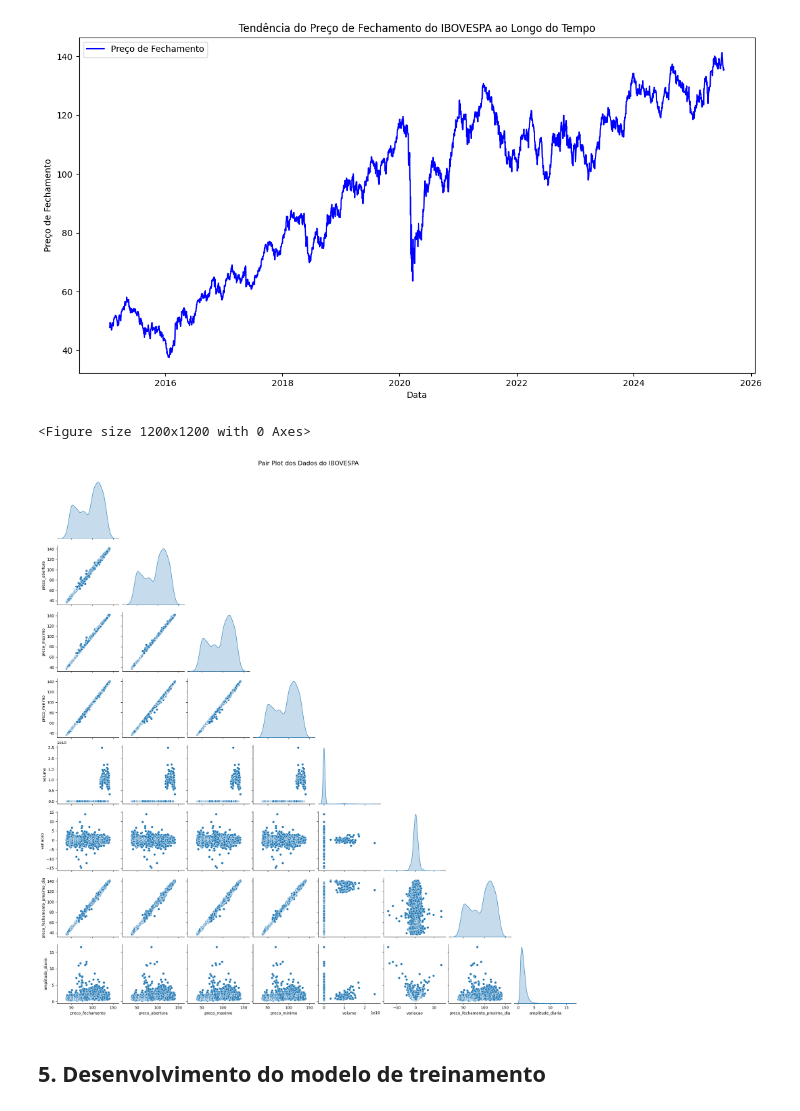
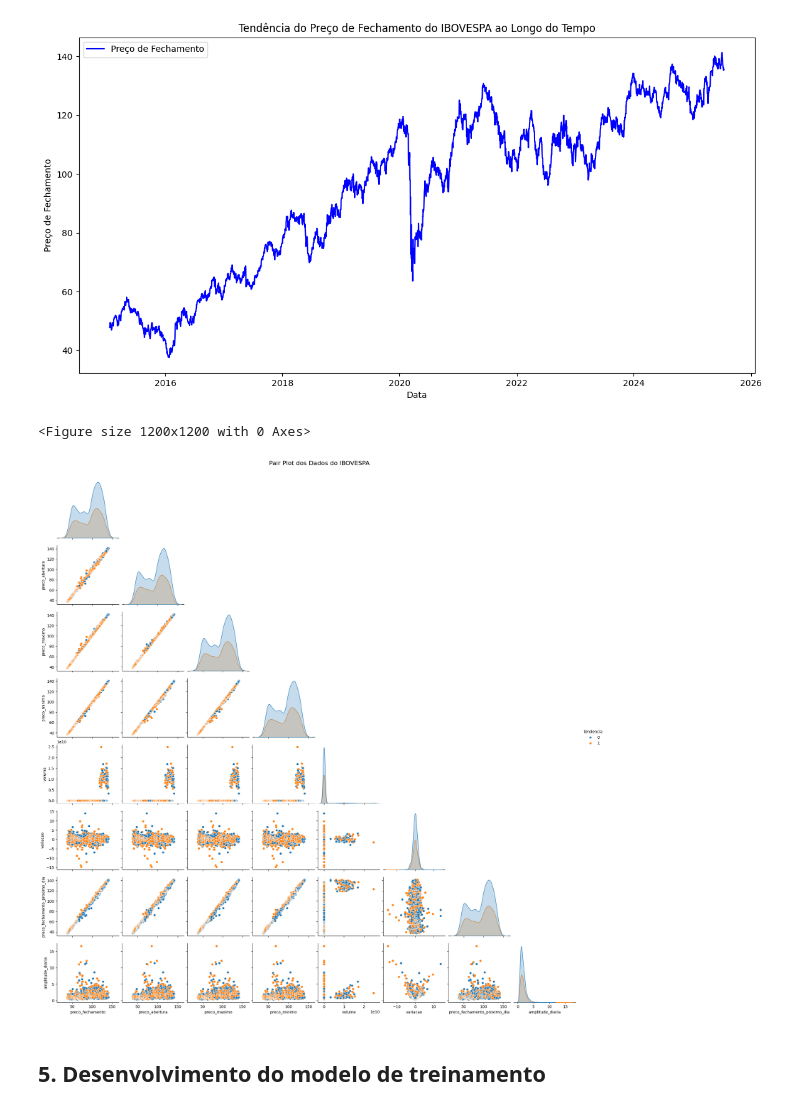
Before and after one commit to LohSilva/projeto_ibovespa, a Jupyter notebook: codigo/ibovespa.ipynb, the cells around one changed output. Saved outputs shown, nothing was run; the diff lists cells and outputs as text; code cells hidden in the pictures.

```diff
--- a/codigo/ibovespa.ipynb
+++ b/codigo/ibovespa.ipynb
@@ -520,12 +499,12 @@ plt.show()
 # %%
 #Usando pair plot para visualizar a relação entre as variáveis
 plt.figure(figsize=(12, 12))
-sb.pairplot(df_ibovespa, diag_kind='kde', corner=True)
+sb.pairplot(df_ibovespa, diag_kind='kde', corner=True, hue='tendencia')
 plt.suptitle('Pair Plot dos Dados do IBOVESPA', y=1.02, fontsize=16)
 plt.show()
 # %% [output]
 <Figure size 1200x1200 with 0 Axes>
-[figure, old version]
+[figure, new version]
 # %% [markdown]
 ## **5. Desenvolvimento do modelo de treinamento**
 # %%
```
Also changed, not shown: parts of 32 cells of this notebook.
